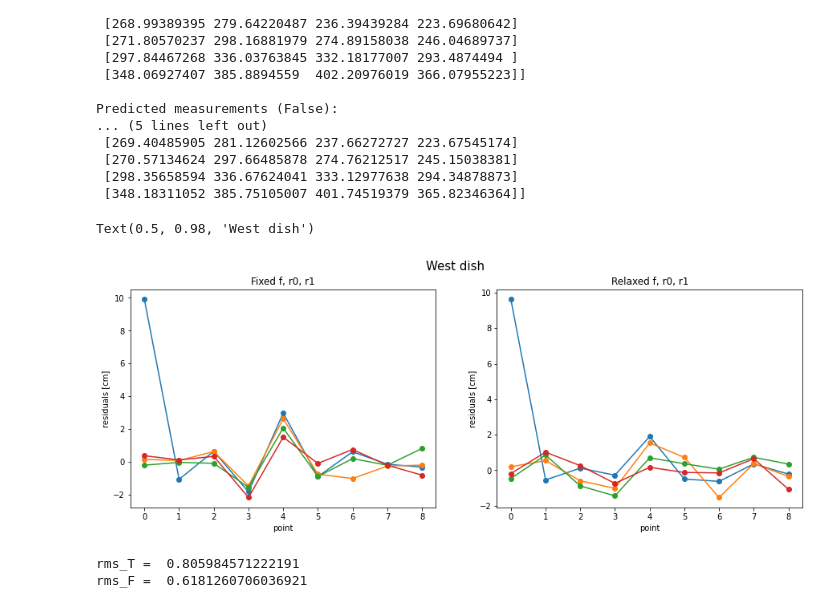
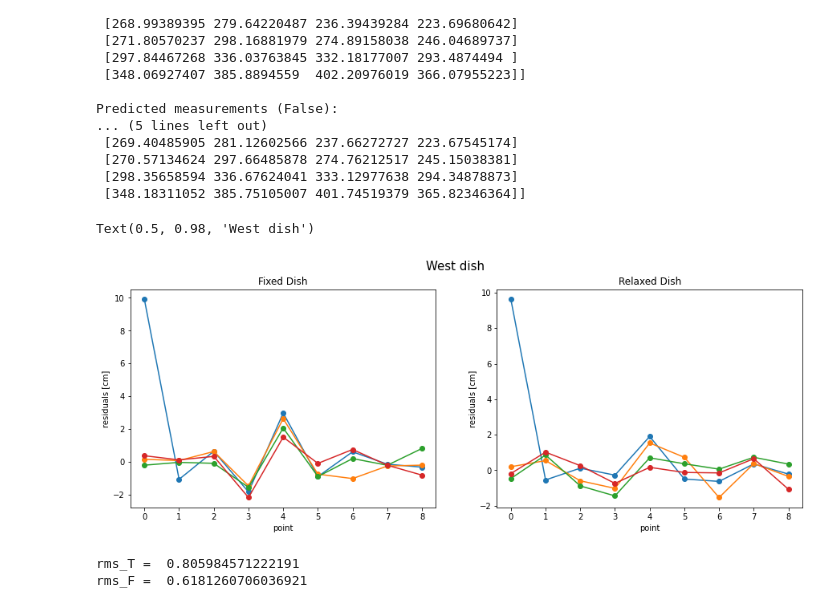
Before and after one commit to bmxdemo/bmxhacks, a Jupyter notebook: geometry_tape_fit.ipynb, the cells around one changed output. Cells and saved outputs as stored; diff of their text form; code cells hidden in the pictures.

```diff
--- a/geometry_tape_fit.ipynb
+++ b/geometry_tape_fit.ipynb
@@ -533,21 +566,21 @@ Predicted measurements (False):
 # %%
 # W_measurements[W_measurements < 0] = np.nan
 
 fig, (ax1, ax2) = plt.subplots(1, 2, figsize = (15,5))
 ax1.plot(W_fitter_T.predict_measurements(W_fit_T.x)-np.abs(W_measurements),'-o')
-ax1.set_title('Fixed f, r0, r1')
+ax1.set_title('Fixed Dish')
 ax1.set_xlabel('point')
 ax1.set_ylabel('residuals [cm]')
 
 ax2.plot(W_fitter_F.predict_measurements(W_fit_F.x)-np.abs(W_measurements),'-o')
-ax2.set_title('Relaxed f, r0, r1')
+ax2.set_title('Relaxed Dish')
 ax2.set_xlabel('point')
 ax2.set_ylabel('residuals [cm]')
 
 plt.suptitle('West dish', size = 15)
 # %% [output]
 Text(0.5, 0.98, 'West dish')
-[figure, old version]
+[figure, new version]
 # %%
 W_measurements[W_measurements < 0] = np.nan
 resid_T = W_fitter_T.predict_measurements(W_fit_T.x)-W_measurements
```
Also changed, not shown: parts of 6 cells of this notebook.
